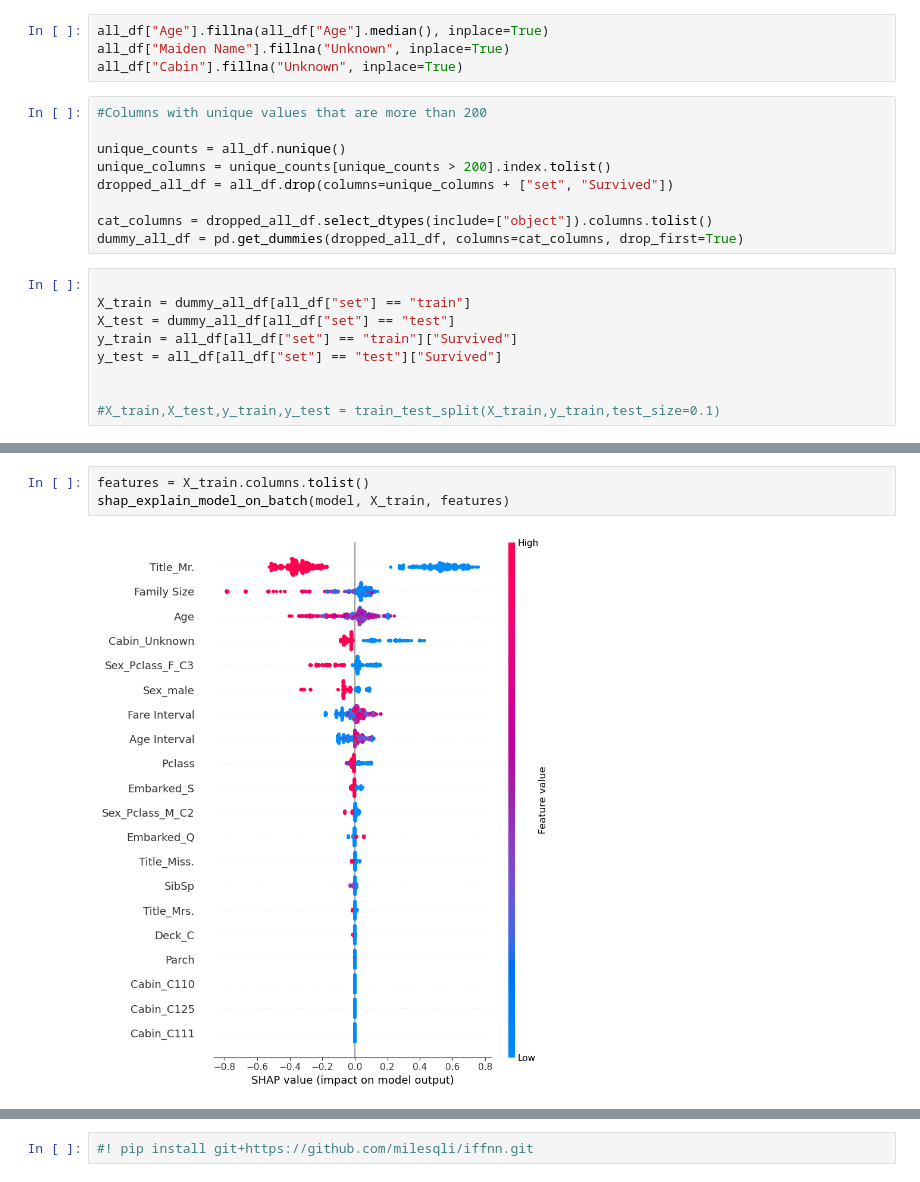
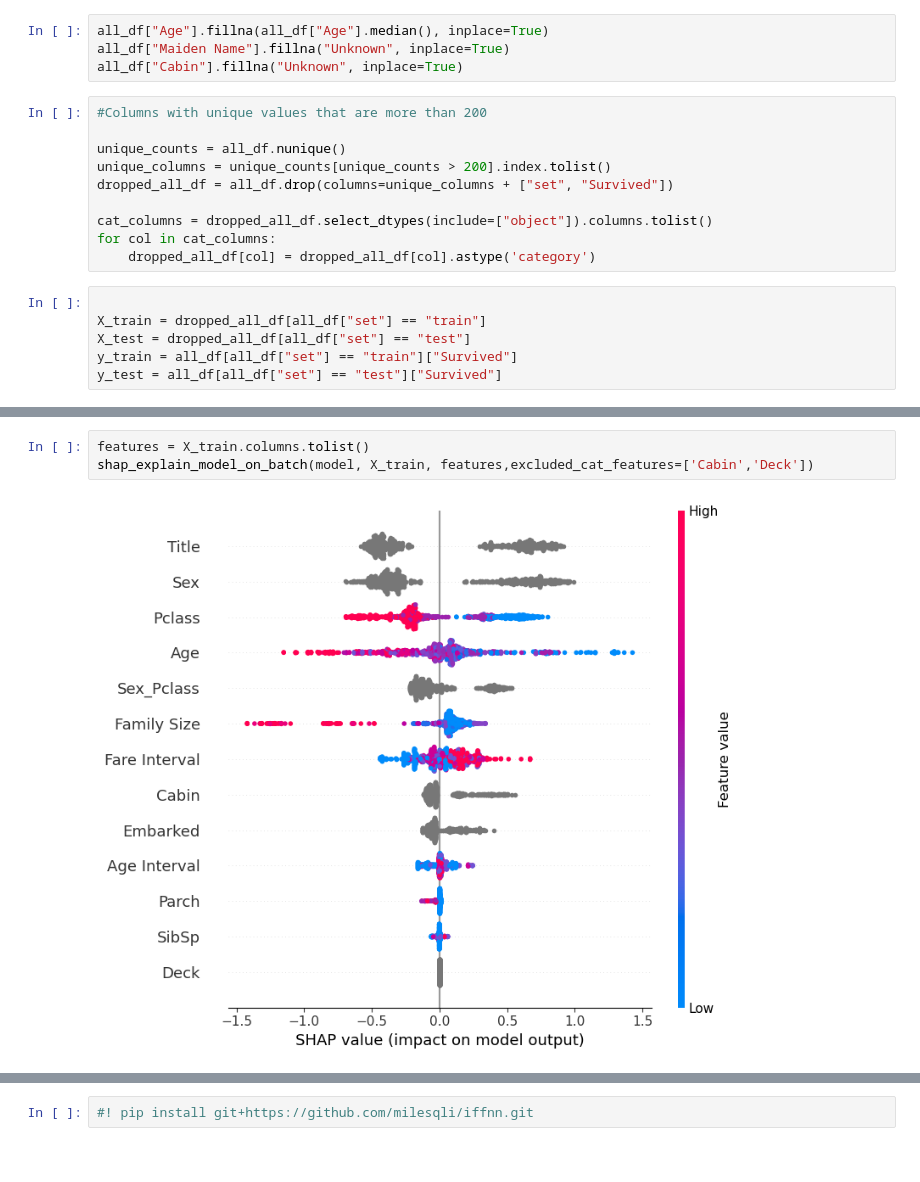
Before and after one commit to MilesQLi/Miles_Data_Science_Collection, a Jupyter notebook: TitanicSurvival/main.ipynb, the cells around one changed output, grey strips where cells are left out. Cells and saved outputs as stored; diff of their text form.

```diff
--- a/TitanicSurvival/main.ipynb
+++ b/TitanicSurvival/main.ipynb
@@ -373,16 +236,14 @@ unique_columns = unique_counts[unique_counts > 200].index.tolist()
 dropped_all_df = all_df.drop(columns=unique_columns + ["set", "Survived"])
 
 cat_columns = dropped_all_df.select_dtypes(include=["object"]).columns.tolist()
-dummy_all_df = pd.get_dummies(dropped_all_df, columns=cat_columns, drop_first=True)
+for col in cat_columns:
+    dropped_all_df[col] = dropped_all_df[col].astype('category')
 # %%
 
-X_train = dummy_all_df[all_df["set"] == "train"]
-X_test = dummy_all_df[all_df["set"] == "test"]
+X_train = dropped_all_df[all_df["set"] == "train"]
+X_test = dropped_all_df[all_df["set"] == "test"]
 y_train = all_df[all_df["set"] == "train"]["Survived"]
 y_test = all_df[all_df["set"] == "test"]["Survived"]
-
-
-#X_train,X_test,y_train,y_test = train_test_split(X_train,y_train,test_size=0.1)
 # %%
 model = training_binary_classification_with_lgbm(X_train, y_train, split=0.1)
 # %% [output]
@@ -413,5 +274,5 @@ test score of LightGBM: 0.8755980861244019
 # %%
 features = X_train.columns.tolist()
-shap_explain_model_on_batch(model, X_train, features)
+shap_explain_model_on_batch(model, X_train, features,excluded_cat_features=['Cabin','Deck'])
 # %% [output]
-[figure, old version]
+[figure, new version]
```
Also changed, not shown: parts of 32 cells of this notebook, 2 other files.
